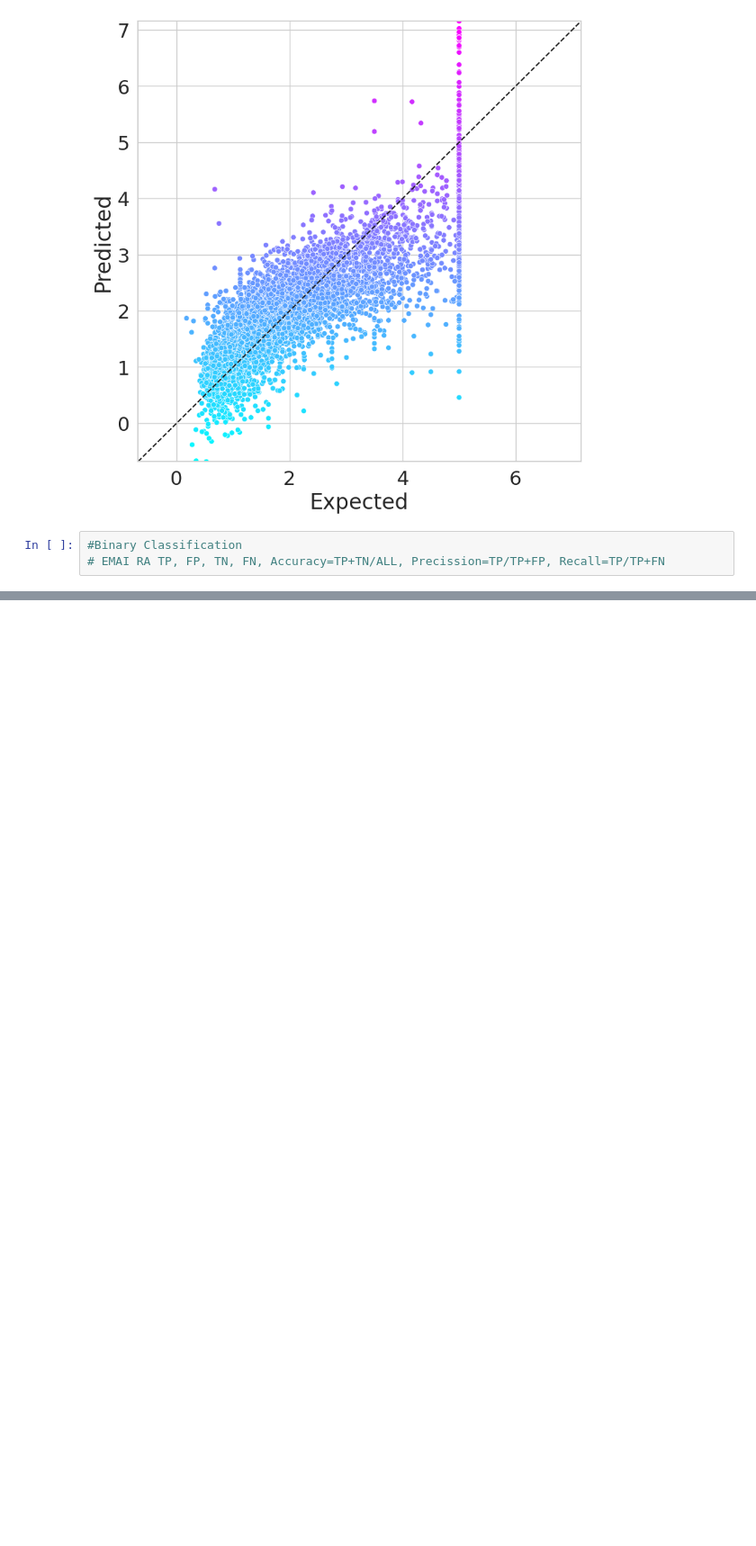
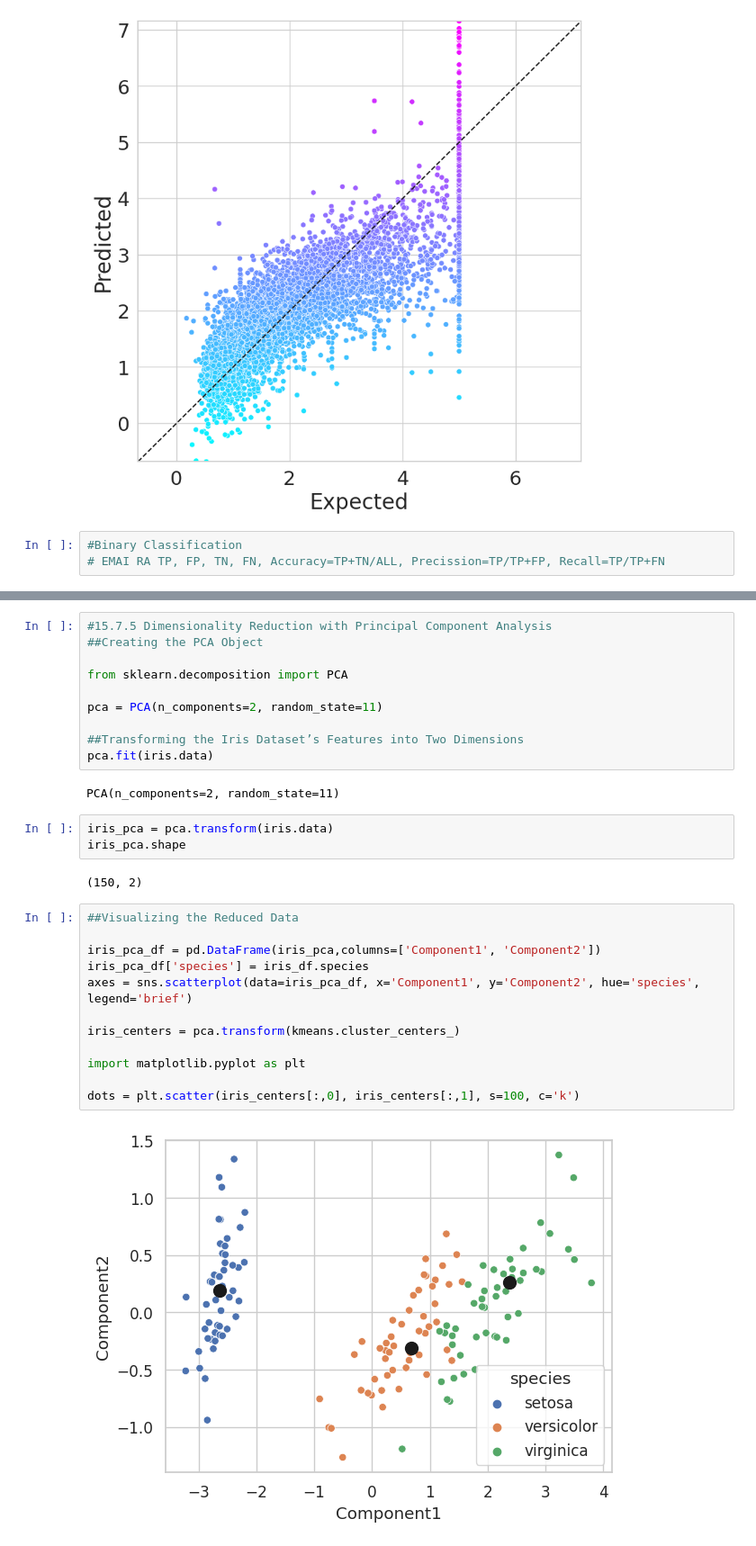
Before and after one commit to ejdotp/SemSix_ITER, a Jupyter notebook: Python/Classwork/6_Machine_Learning/main.ipynb, the cells around one changed output, grey strips where cells are left out. Shown at 90% size. Drawn from its saved outputs; the diff is of its cells as text; blank space fills up the shorter version.

```diff
--- a/Python/Classwork/6_Machine_Learning/main.ipynb
+++ b/Python/Classwork/6_Machine_Learning/main.ipynb
@@ -900,0 +1040,31 @@ line = plt.plot([start, end], [start, end], 'k--')
+# %%
+#15.7.5 Dimensionality Reduction with Principal Component Analysis
+##Creating the PCA Object
+
+from sklearn.decomposition import PCA
+
+pca = PCA(n_components=2, random_state=11)
+
+##Transforming the Iris Dataset’s Features into Two Dimensions
+pca.fit(iris.data)
+# %% [output]
+PCA(n_components=2, random_state=11)
+# %%
+iris_pca = pca.transform(iris.data)
+iris_pca.shape
+# %% [output]
+(150, 2)
+# %%
+##Visualizing the Reduced Data
+
+iris_pca_df = pd.DataFrame(iris_pca,columns=['Component1', 'Component2'])
+iris_pca_df['species'] = iris_df.species
+axes = sns.scatterplot(data=iris_pca_df, x='Component1', y='Component2', hue='species', legend='brief')
+
+iris_centers = pca.transform(kmeans.cluster_centers_)
+
+import matplotlib.pyplot as plt
+
+dots = plt.scatter(iris_centers[:,0], iris_centers[:,1], s=100, c='k')
+# %% [output]
+[figure, added]
```
Also changed, not shown: parts of 21 cells of this notebook, 24 other files.
